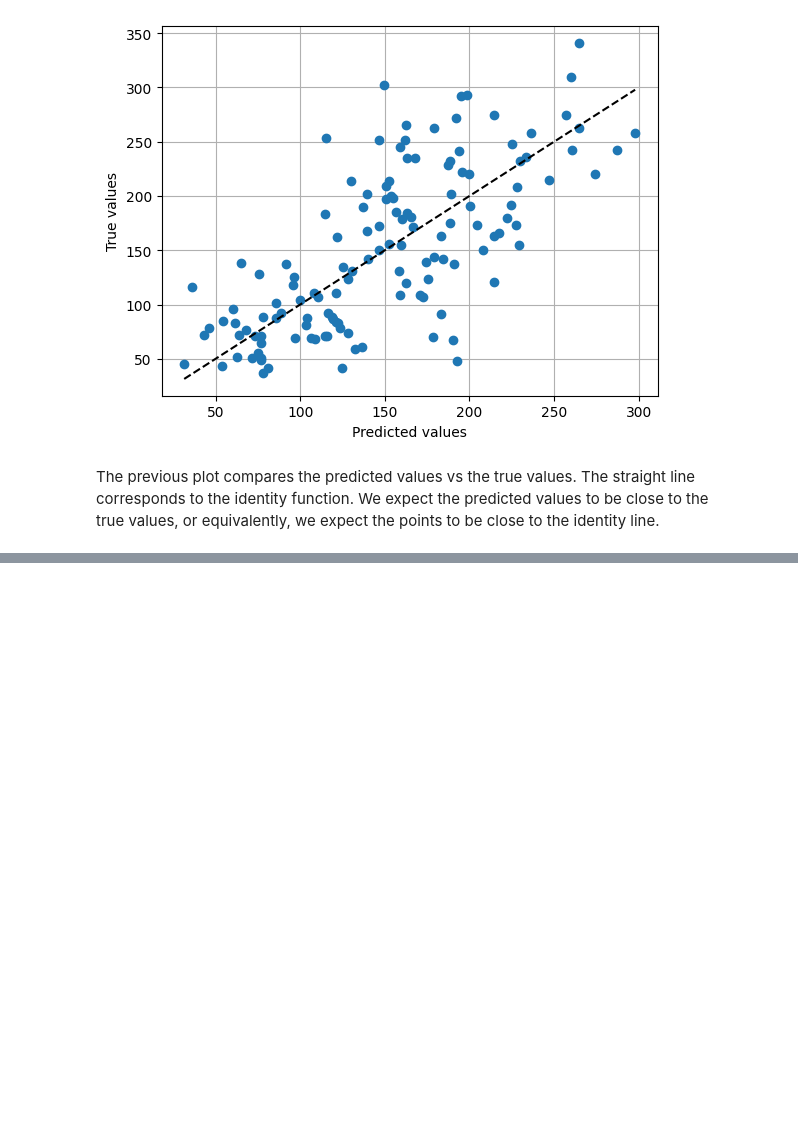
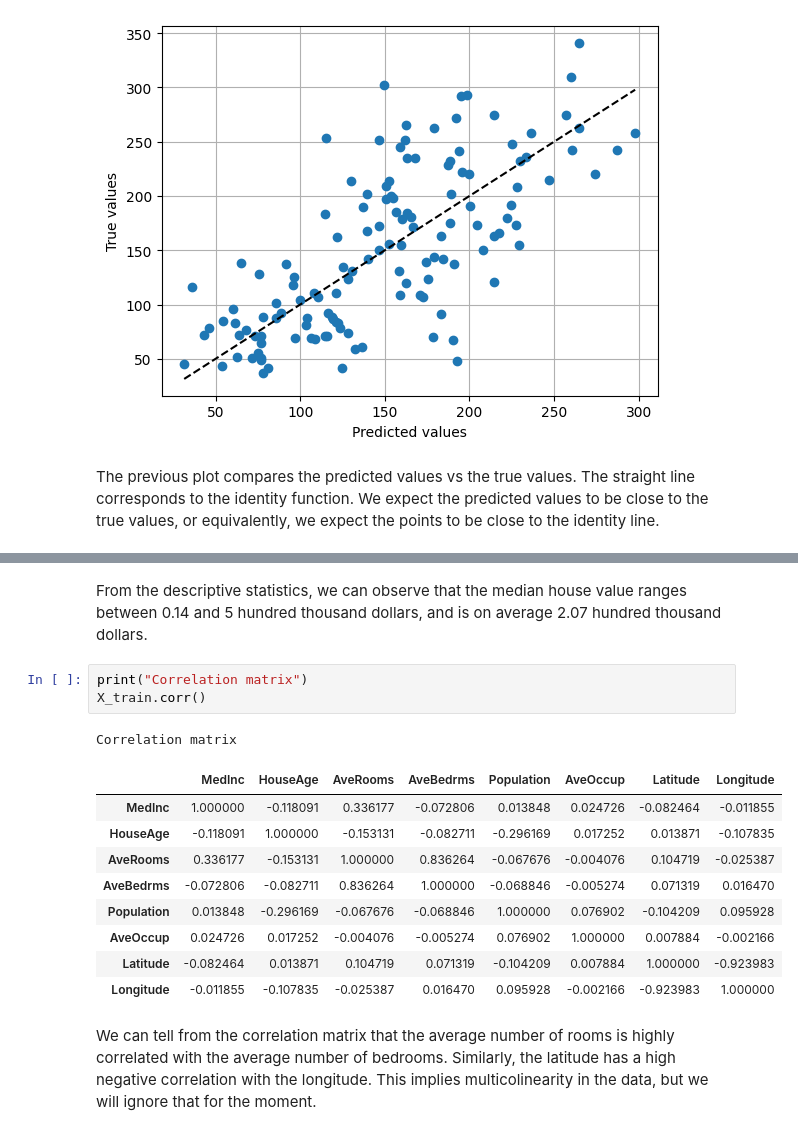
Before and after one commit to vdae2304/ML-DL, a Jupyter notebook: Regression/2. Linear regression and Scikit-learn.ipynb, the cells around one changed output, grey strips where cells are left out. Cells and saved outputs as stored; diff of their text form; blank space fills up the shorter version.

```diff
--- a/Regression/2. Linear regression and Scikit-learn.ipynb
+++ b/Regression/2. Linear regression and Scikit-learn.ipynb
@@ -282,0 +405,18 @@ The previous plot compares the predicted values vs the true values. The straight
+# %% [markdown]
+From the descriptive statistics, we can observe that the median house value ranges between 0.14 and 5 hundred thousand dollars, and is on average 2.07 hundred thousand dollars.
+# %%
+print("Correlation matrix")
+X_train.corr()
+# %% [output]
+Correlation matrix
+|  | MedInc | HouseAge | AveRooms | AveBedrms | Population | AveOccup | Latitude | Longitude |
+| MedInc | 1.000000 | -0.118091 | 0.336177 | -0.072806 | 0.013848 | 0.024726 | -0.082464 | -0.011855 |
+| HouseAge | -0.118091 | 1.000000 | -0.153131 | -0.082711 | -0.296169 | 0.017252 | 0.013871 | -0.107835 |
+| AveRooms | 0.336177 | -0.153131 | 1.000000 | 0.836264 | -0.067676 | -0.004076 | 0.104719 | -0.025387 |
+| AveBedrms | -0.072806 | -0.082711 | 0.836264 | 1.000000 | -0.068846 | -0.005274 | 0.071319 | 0.016470 |
+| Population | 0.013848 | -0.296169 | -0.067676 | -0.068846 | 1.000000 | 0.076902 | -0.104209 | 0.095928 |
+| AveOccup | 0.024726 | 0.017252 | -0.004076 | -0.005274 | 0.076902 | 1.000000 | 0.007884 | -0.002166 |
+| Latitude | -0.082464 | 0.013871 | 0.104719 | 0.071319 | -0.104209 | 0.007884 | 1.000000 | -0.923983 |
+| Longitude | -0.011855 | -0.107835 | -0.025387 | 0.016470 | 0.095928 | -0.002166 | -0.923983 | 1.000000 |
+# %% [markdown]
+We can tell from the correlation matrix that the average number of rooms is highly correlated with the average number of bedrooms. Similarly, the latitude has a high negative correlation with the longitude. This implies multicolinearity in the data, but we will ignore that for the moment.
```
Also changed, not shown: parts of 30 cells of this notebook.
